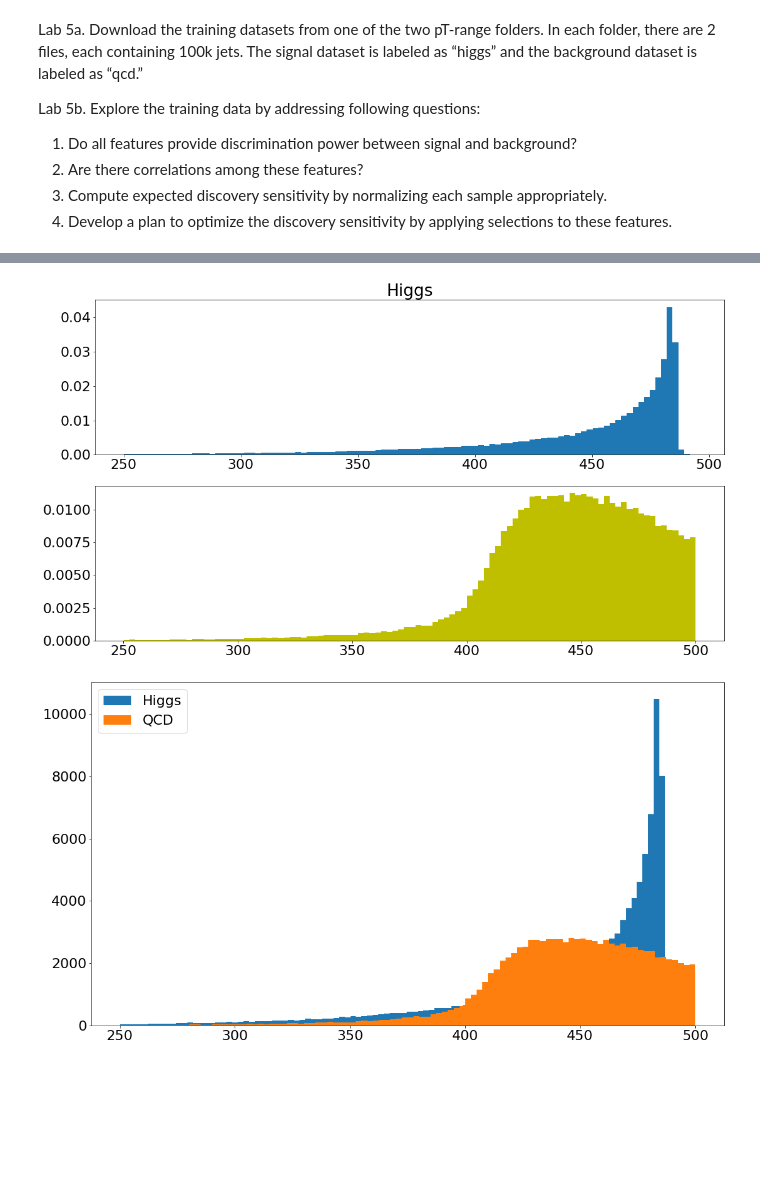
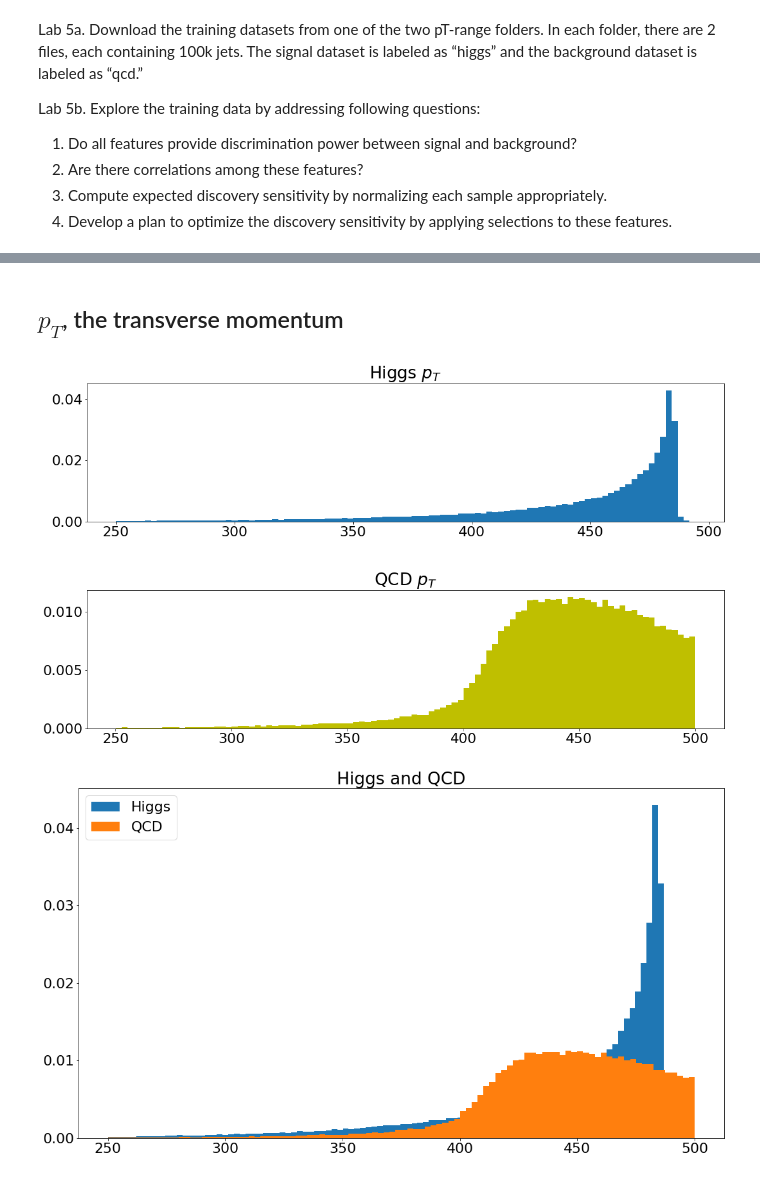
Before and after one commit to noahkim4648/Phys-434-Portfolio, a Jupyter notebook: Lab5.ipynb, the cells around one changed output, grey strips where cells are left out. Drawn from its saved outputs; the diff is of its cells as text; code cells hidden in the pictures; blank space fills up the shorter version.

```diff
--- a/Lab5.ipynb
+++ b/Lab5.ipynb
@@ -80,15 +91,20 @@ Lab 5b. Explore the training data by addressing following questions:
+# %% [markdown]
+## $p_T$, the transverse momentum
 # %%
 fig, ax = plt.subplots(2,1)
+fig.subplots_adjust(hspace=0.5)
 H_pt = signal['pt'][:]
 qcd_pt = background['pt'][:]
 ax[0].hist(H_pt, bins=100, density=True);
-ax[0].set_title('Higgs')
+ax[0].set_title('Higgs $p_T$')
 ax[1].hist(qcd_pt, bins=100, density=True, color = 'y');
+ax[1].set_title('QCD $p_T$');
 # %% [output]
-[figure, old version]
+[figure, new version]
 # %%
-plt.hist(H_pt,bins=100);
-plt.hist(qcd_pt,bins=100);
+plt.hist(H_pt,bins=100,density = True);
+plt.hist(qcd_pt,bins=100, density=True);
 plt.legend(['Higgs', 'QCD']);
+plt.title('Higgs and QCD');
 # %% [output]
-[figure, old version]
+[figure, new version]
```
Also changed, not shown: parts of 32 cells of this notebook.
